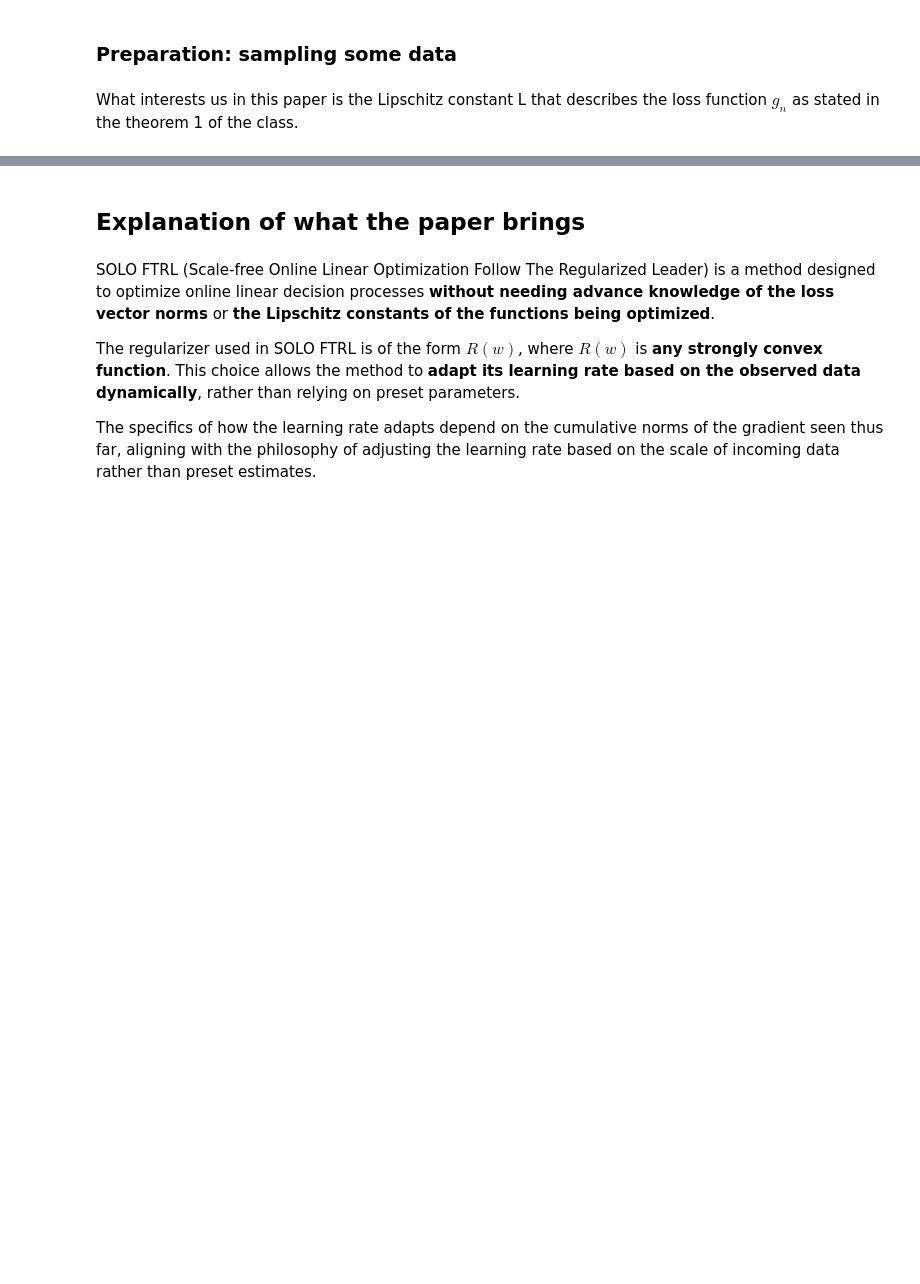
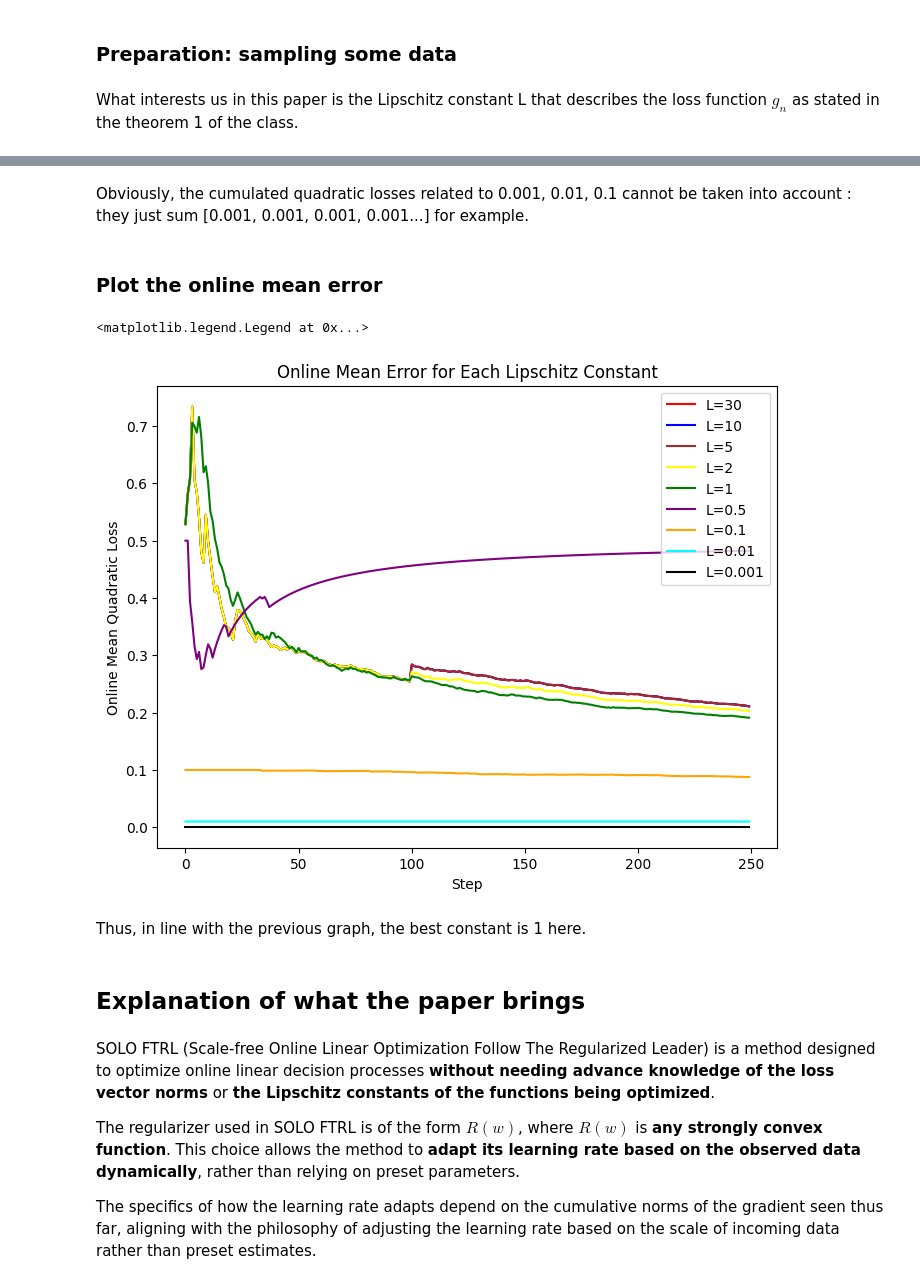
Before and after one commit to omeurer/ESSEC_seq_opt, a Jupyter notebook: final_notebook.ipynb, the cells around one changed output, grey strips where cells are left out. Drawn from its saved outputs; the diff is of its cells as text; code cells hidden in the pictures; blank space fills up the shorter version.

```diff
--- a/final_notebook.ipynb
+++ b/final_notebook.ipynb
@@ -190,3 +197,21 @@ plt.show()
+# %% [markdown]
+Obviously, the cumulated quadratic losses related to 0.001, 0.01, 0.1 cannot be taken into account : they just sum [0.001, 0.001, 0.001, 0.001...] for example.
+# %% [markdown]
+### Plot the online mean error
+# %%
+plt.figure(figsize=(8, 6))
+plt.ylabel("Online Mean Quadratic Loss")
+plt.xlabel("Step")
+for j, L in enumerate(L_values):
+    NN = np.arange(1, num_points + 1)
+    plt.plot(np.cumsum(losses[j]) / NN, color=colors[j], label=f'L={L}')
+plt.title('Online Mean Error for Each Lipschitz Constant')
+plt.legend()
+# %% [output]
+<matplotlib.legend.Legend at 0x...>
+[figure, added]
+# %% [markdown]
+Thus, in line with the previous graph, the best constant is 1 here.
 # %% [markdown]
 ## Explanation of what the paper brings
 # %% [markdown]
```
Also changed, not shown: parts of 22 cells of this notebook.
